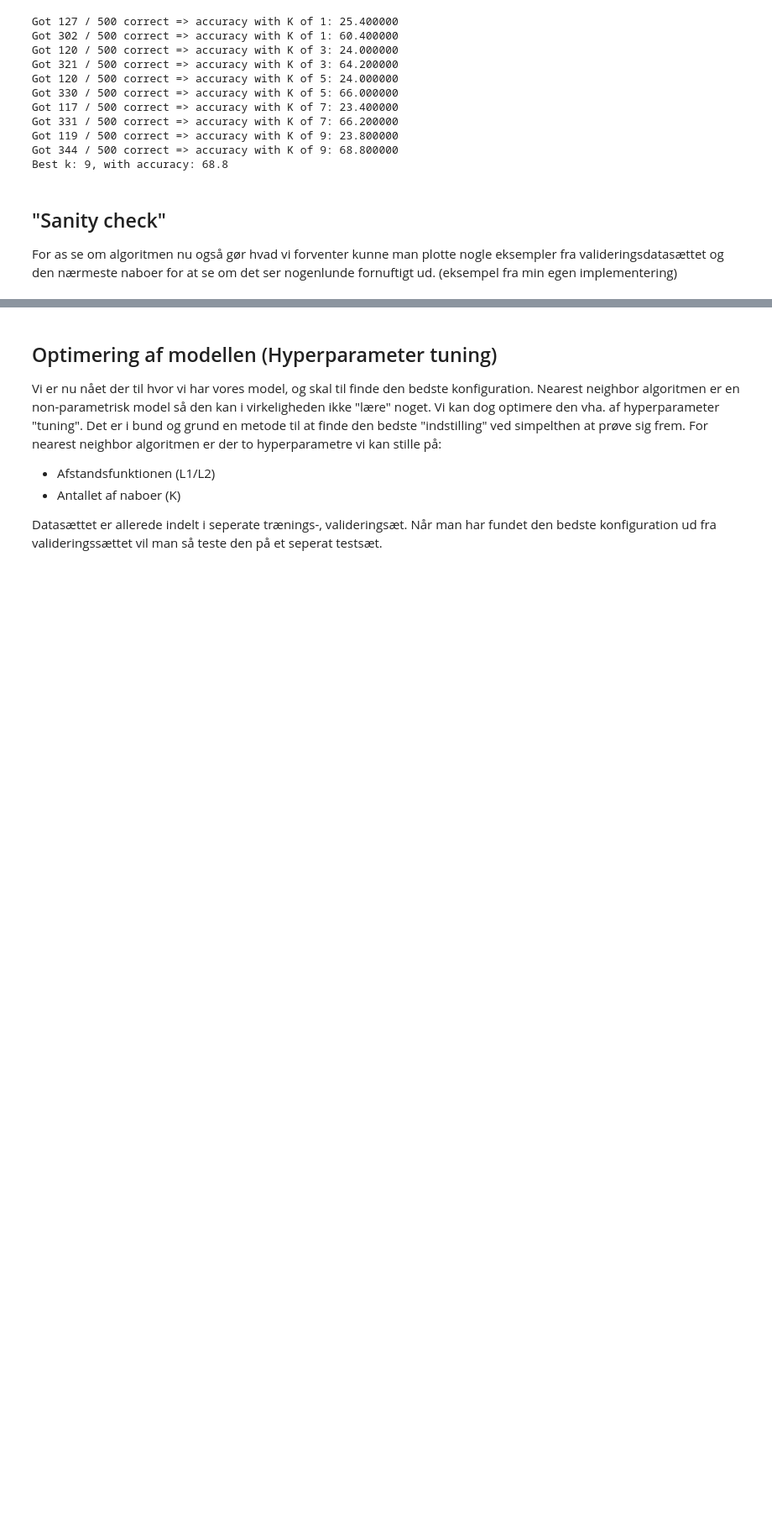
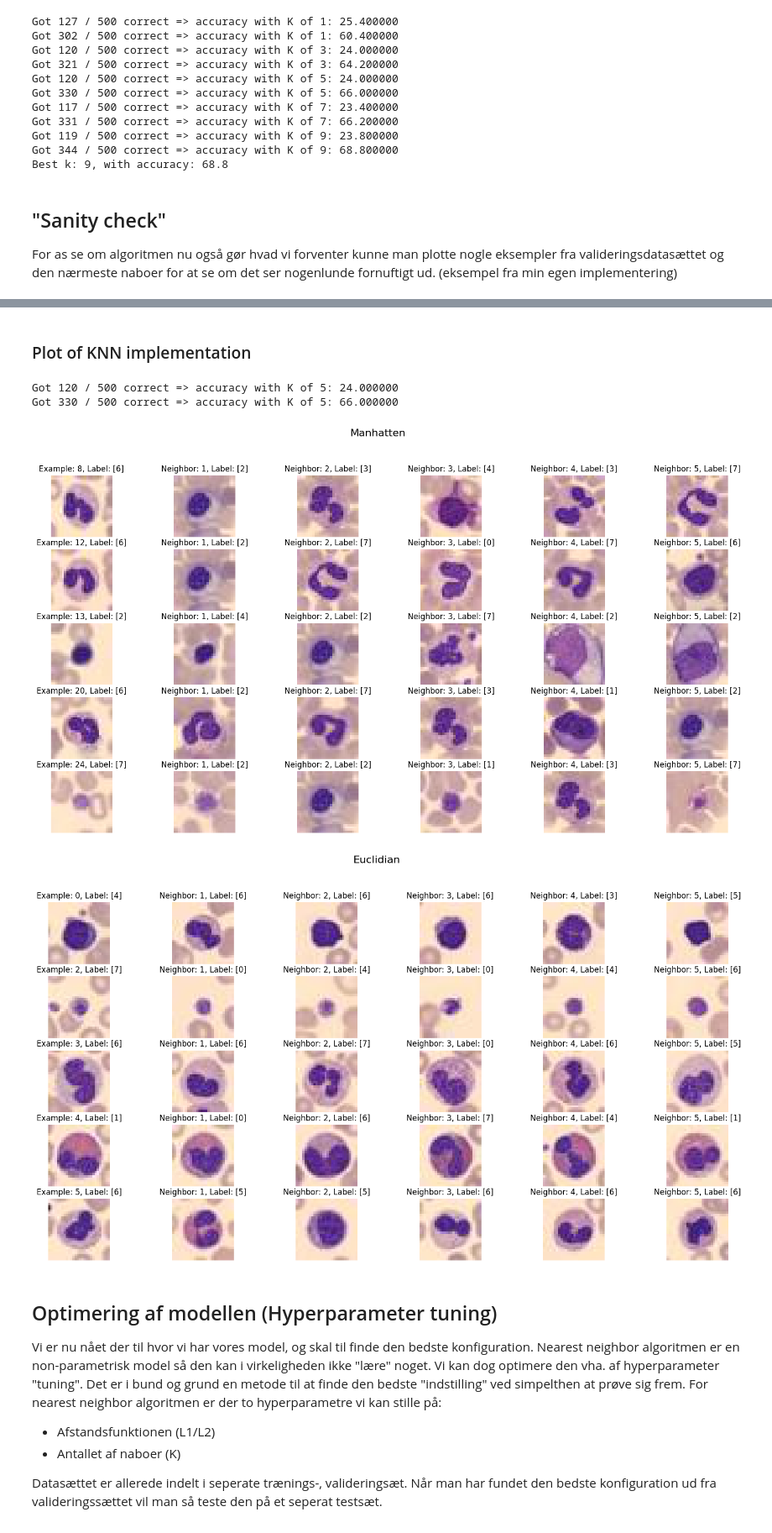
Before and after one commit to Joergenson/dsa-sdu-e24, a Jupyter notebook: Assignment 1/Deep_Learning_Assignment1_1_kNN.ipynb, the cells around one changed output, grey strips where cells are left out. Shown at 84% size. Cells and saved outputs as stored; diff of their text form; code cells hidden in the pictures; blank space fills up the shorter version.

```diff
--- a/Assignment 1/Deep_Learning_Assignment1_1_kNN.ipynb
+++ b/Assignment 1/Deep_Learning_Assignment1_1_kNN.ipynb
@@ -242,7 +260,7 @@ best_k = [0,0]
 for k in k_values:
     knn = KNN()
     knn.train(X_train, y_train)
-    predictions = knn.predict(X_val, k)
+    predictions = knn.predict(X_val, k)[0]
     num_correct = np.sum(predictions == y_val)
     accuracy = float(num_correct) / num_val * 100
     print('Got %d / %d correct => accuracy with K of %d: %f' % (num_correct, num_val, k, accuracy))
@@ -251,7 +269,7 @@ for k in k_values:
 
     knnE = KNN()
     knnE.train(X_train, y_train)
-    predictions = knnE.predict(X_val, k, False)
+    predictions = knnE.predict(X_val, k, False)[0]
     num_correct = np.sum(predictions == y_val)
     accuracy = float(num_correct) / num_val * 100
     print('Got %d / %d correct => accuracy with K of %d: %f' % (num_correct, num_val, k, accuracy))
@@ -317,3 +297,66 @@ Got 344 / 500 correct => accuracy with K of 5: 68.800000
+# %% [markdown]
+### Plot of KNN implementation
+# %%
+knn = KNN()
+knn.train(X_train, y_train)
+predictions, neighbors = knn.predict(X_val, 5, True)
+num_correct = np.sum(predictions == y_val)
+accuracy = float(num_correct) / num_val * 100
+print('Got %d / %d correct => accuracy with K of %d: %f' % (num_correct, num_val, 5, accuracy))
+
+good_prediciton_indices = np.where(predictions == y_val)[0]
+selected_indices = good_prediciton_indices[:5]
+
+fig, axes = plt.subplots(5, 6, figsize=(20, 10))
+fig.suptitle('Manhatten', fontsize=16)
+images = trainImages[randomize]
+
+for j, index in enumerate(selected_indices):
+    image, label = valImages[index], valLabels[index]
+    axes[j, 0].imshow(image, cmap='gray')
+    axes[j, 0].axis('off')
+    axes[j, 0].set_title('Example: %d, Label: %s' % (index, label))
+
+    for i in range(5):
+        nn_index = neighbors[index, i]
+        nn_image, nn_label = images[nn_index], trainLabels[nn_index]
+        axes[j, i + 1].imshow(nn_image, cmap='gray')
+        axes[j, i + 1].axis('off')
+        axes[j, i + 1].set_title('Neighbor: %d, Label: %s' % (i + 1, nn_label))
+
+
+knn = KNN()
+knn.train(X_train, y_train)
+predictions, neighbors = knn.predict(X_val, 5, False)
+num_correct = np.sum(predictions == y_val)
+accuracy = float(num_correct) / num_val * 100
+print('Got %d / %d correct => accuracy with K of %d: %f' % (num_correct, num_val, 5, accuracy))
+
+good_prediciton_indices = np.where(predictions == y_val)[0]
+selected_indices = good_prediciton_indices[:5]
+
+fig, axes = plt.subplots(5, 6, figsize=(20, 10))
+#fig title
+fig.suptitle('Euclidian', fontsize=16)
+images = trainImages[randomize]
+
+for j, index in enumerate(selected_indices):
+    image, label = valImages[index], valLabels[index]
+    axes[j, 0].imshow(image, cmap='gray')
+    axes[j, 0].axis('off')
+    axes[j, 0].set_title('Example: %d, Label: %s' % (index, label))
+
+    for i in range(5):
+        nn_index = neighbors[index, i]
+        nn_image, nn_label = images[nn_index], trainLabels[nn_index]
+        axes[j, i + 1].imshow(nn_image, cmap='gray')
+        axes[j, i + 1].axis('off')
+        axes[j, i + 1].set_title('Neighbor: %d, Label: %s' % (i + 1, nn_label))
+# %% [output]
+Got 120 / 500 correct => accuracy with K of 5: 24.000000
+Got 330 / 500 correct => accuracy with K of 5: 66.000000
+[figure, added]
+[figure, added]
 # %% [markdown]
 ## Optimering af modellen (Hyperparameter tuning)
 Vi er nu nået der til hvor vi har vores model, og skal til finde den bedste konfiguration. Nearest neighbor algoritmen er en non-parametrisk model så den kan i virkeligheden ikke "lære" noget. Vi kan dog optimere den vha. af hyperparameter "tuning". Det er i bund og grund en metode til at finde den bedste "indstilling" ved simpelthen at prøve sig frem. For nearest neighbor algoritmen er der to hyperparametre vi kan stille på:
```
Also changed, not shown: parts of 10 cells of this notebook, 1 other file.
